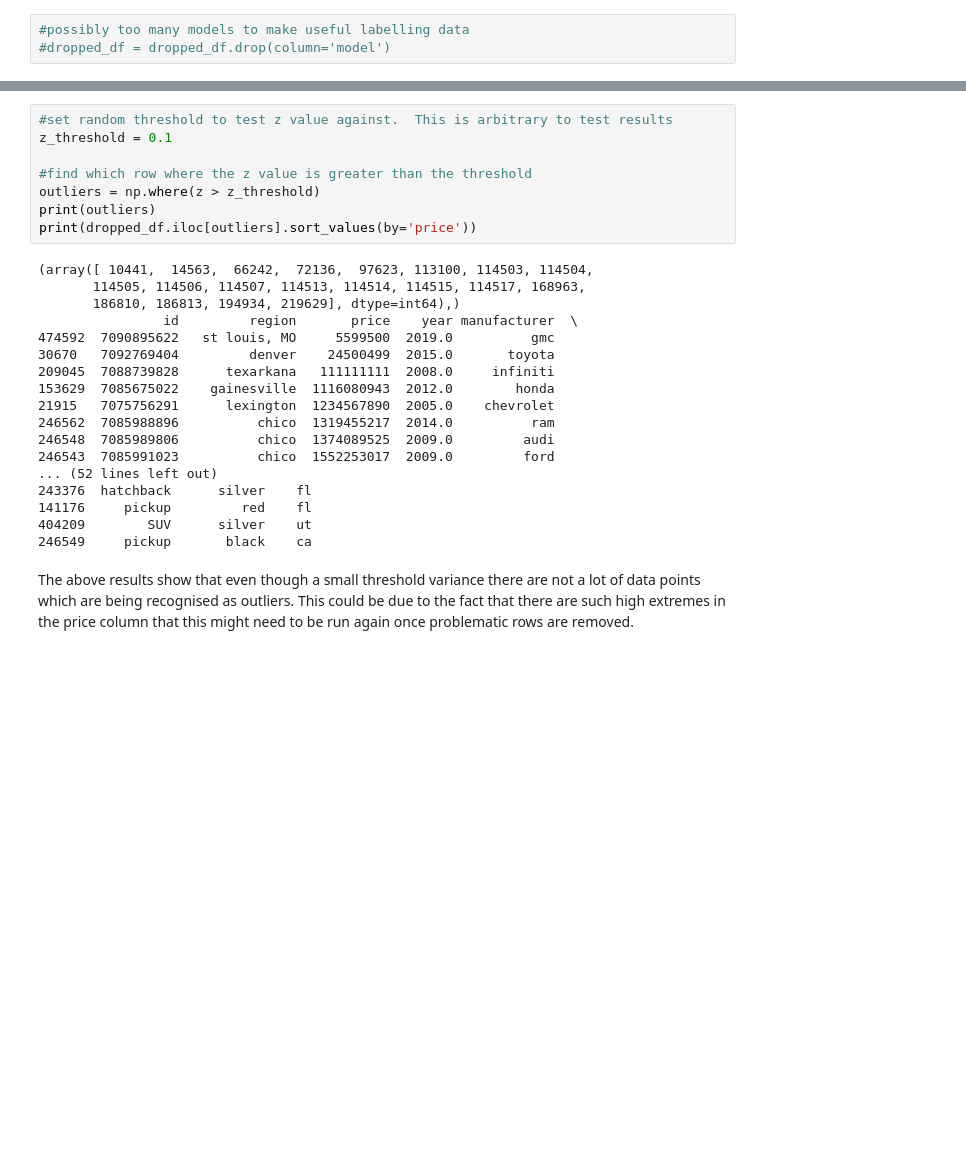
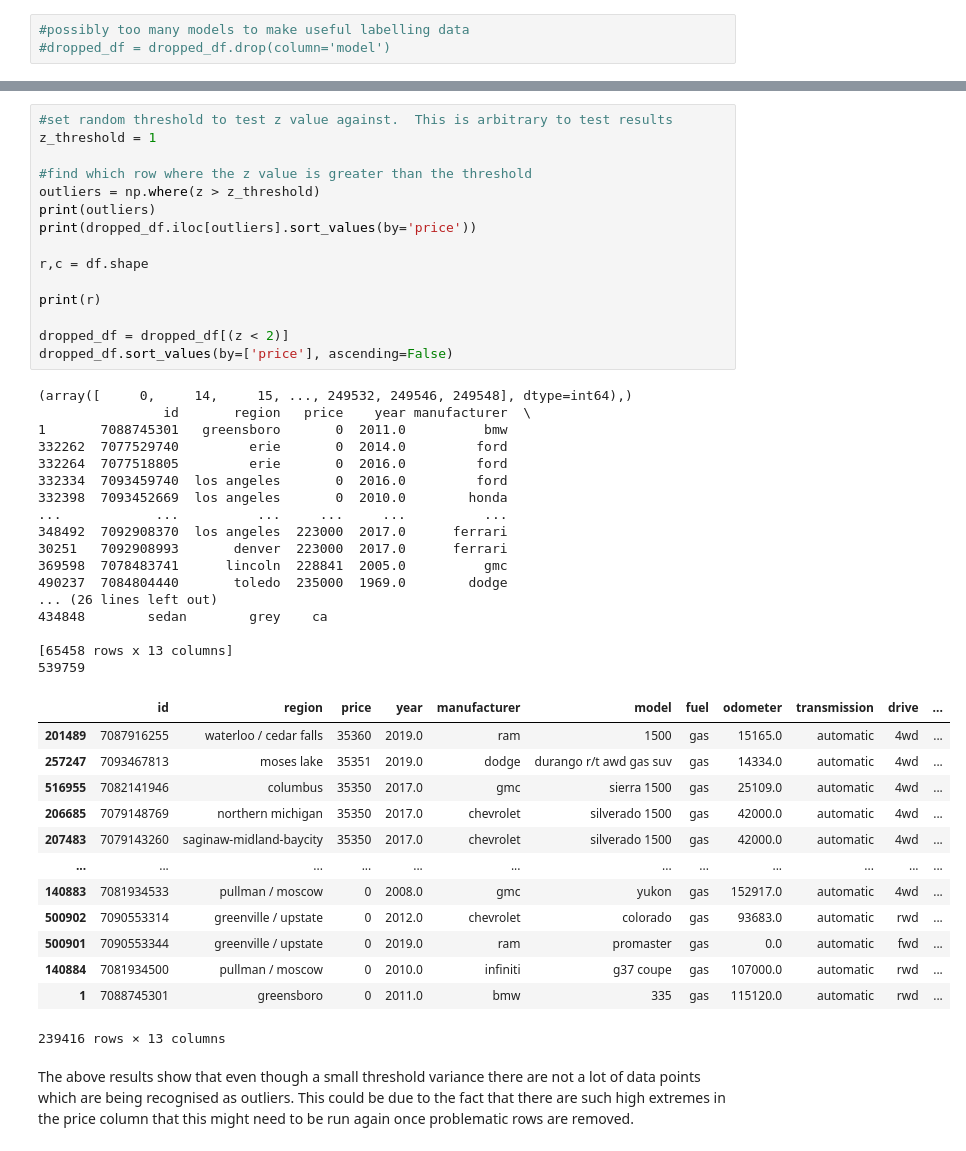
Before and after one commit to lachlanmcinnes/SIT307, a Jupyter notebook: DataAnalysis/DataCleaning.ipynb, the cells around one changed output, grey strips where cells are left out. Drawn from its saved outputs; the diff is of its cells as text; blank space fills up the shorter version.

```diff
--- a/DataAnalysis/DataCleaning.ipynb
+++ b/DataAnalysis/DataCleaning.ipynb
@@ -161,28 +183,48 @@ print(z)
 # %%
 #set random threshold to test z value against.  This is arbitrary to test results
-z_threshold = 0.1
+z_threshold = 1
 
 #find which row where the z value is greater than the threshold
 outliers = np.where(z > z_threshold)
 print(outliers)
 print(dropped_df.iloc[outliers].sort_values(by='price'))
+
+r,c = df.shape
+
+print(r)
+
+dropped_df = dropped_df[(z < 2)]
+dropped_df.sort_values(by=['price'], ascending=False)
 # %% [output]
-(array([ 10441,  14563,  66242,  72136,  97623, 113100, 114503, 114504,
-       114505, 114506, 114507, 114513, 114514, 114515, 114517, 168963,
-       186810, 186813, 194934, 219629], dtype=int64),)
-                id         region       price    year manufacturer  \
-474592  7090895622   st louis, MO     5599500  2019.0          gmc
-30670   7092769404         denver    24500499  2015.0       toyota
-209045  7088739828      texarkana   111111111  2008.0     infiniti
-153629  7085675022    gainesville  1116080943  2012.0        honda
-21915   7075756291      lexington  1234567890  2005.0    chevrolet
-246562  7085988896          chico  1319455217  2014.0          ram
-246548  7085989806          chico  1374089525  2009.0         audi
-246543  7085991023          chico  1552253017  2009.0         ford
-... (52 lines left out)
-243376  hatchback      silver    fl
-141176     pickup         red    fl
-404209        SUV      silver    ut
-246549     pickup       black    ca
+(array([     0,     14,     15, ..., 249532, 249546, 249548], dtype=int64),)
+                id       region   price    year manufacturer  \
+1       7088745301   greensboro       0  2011.0          bmw
+332262  7077529740         erie       0  2014.0         ford
+332264  7077518805         erie       0  2016.0         ford
+332334  7093459740  los angeles       0  2016.0         ford
+332398  7093452669  los angeles       0  2010.0        honda
+...            ...          ...     ...     ...          ...
+348492  7092908370  los angeles  223000  2017.0      ferrari
+30251   7092908993       denver  223000  2017.0      ferrari
+369598  7078483741      lincoln  228841  2005.0          gmc
+490237  7084804440       toledo  235000  1969.0        dodge
+... (26 lines left out)
+434848        sedan        grey    ca
+
+[65458 rows x 13 columns]
+539759
+|  | id | region | price | year | manufacturer | model | fuel | odometer | transmission | drive | ... |
+| 201489 | 7087916255 | waterloo / cedar falls | 35360 | 2019.0 | ram | 1500 | gas | 15165.0 | automatic | 4wd | ... |
+| 257247 | 7093467813 | moses lake | 35351 | 2019.0 | dodge | durango r/t awd gas suv | gas | 14334.0 | automatic | 4wd | ... |
+| 516955 | 7082141946 | columbus | 35350 | 2017.0 | gmc | sierra 1500 | gas | 25109.0 | automatic | 4wd | ... |
+| 206685 | 7079148769 | northern michigan | 35350 | 2017.0 | chevrolet | silverado 1500 | gas | 42000.0 | automatic | 4wd | ... |
+| 207483 | 7079143260 | saginaw-midland-baycity | 35350 | 2017.0 | chevrolet | silverado 1500 | gas | 42000.0 | automatic | 4wd | ... |
+| ... | ... | ... | ... | ... | ... | ... | ... | ... | ... | ... | ... |
+| 140883 | 7081934533 | pullman / moscow | 0 | 2008.0 | gmc | yukon | gas | 152917.0 | automatic | 4wd | ... |
+| 500902 | 7090553314 | greenville / upstate | 0 | 2012.0 | chevrolet | colorado | gas | 93683.0 | automatic | rwd | ... |
+| 500901 | 7090553344 | greenville / upstate | 0 | 2019.0 | ram | promaster | gas | 0.0 | automatic | fwd | ... |
+| 140884 | 7081934500 | pullman / moscow | 0 | 2010.0 | infiniti | g37 coupe | gas | 107000.0 | automatic | rwd | ... |
+| 1 | 7088745301 | greensboro | 0 | 2011.0 | bmw | 335 | gas | 115120.0 | automatic | rwd | ... |
+239416 rows × 13 columns
 # %% [markdown]
 The above results show that even though a small threshold variance there are not a lot of data points which are being recognised as outliers.  This could be due to the fact that there are such high extremes in the price column that this might need to be run again once problematic rows are removed.
```
Also changed, not shown: parts of 34 cells of this notebook.
